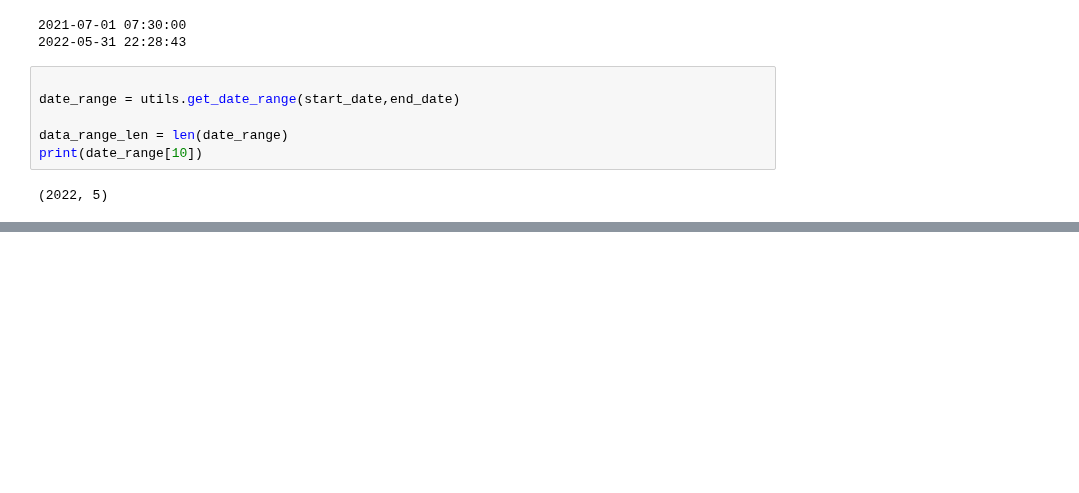
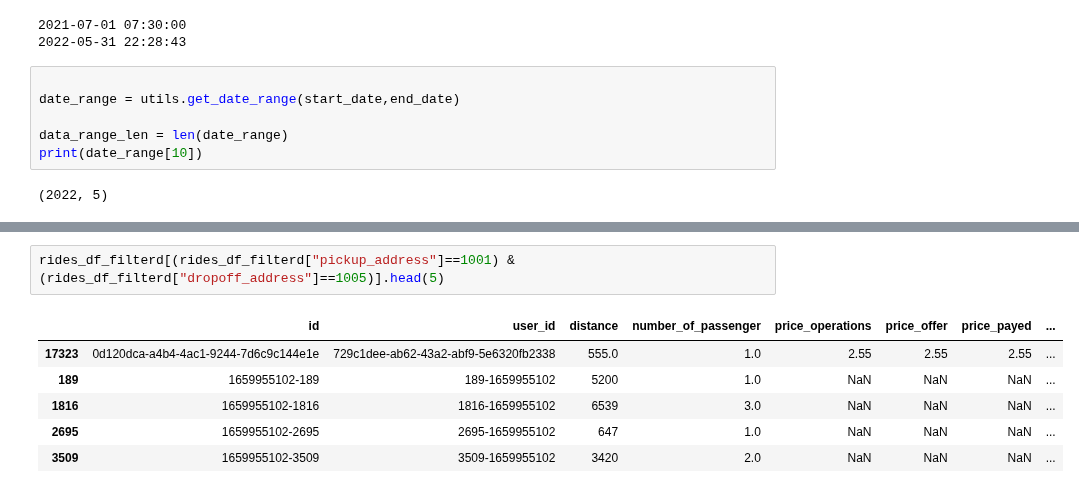
Before and after one commit to Lukas-Dierkes/vehicle-stream-team-project, a Jupyter notebook: vehicle_stream_pipeline/test_ride_simulation.ipynb, the cells around one changed output, grey strips where cells are left out. Saved outputs shown, nothing was run; the diff lists cells and outputs as text; blank space fills up the shorter version.

```diff
--- a/vehicle_stream_pipeline/test_ride_simulation.ipynb
+++ b/vehicle_stream_pipeline/test_ride_simulation.ipynb
@@ -128,0 +145,9 @@ newRides
+# %%
+rides_df_filterd[(rides_df_filterd["pickup_address"]==1001) & (rides_df_filterd["dropoff_address"]==1005)].head(5)
+# %% [output]
+|  | id | user_id | distance | number_of_passenger | price_operations | price_offer | price_payed | ... |
+| 17323 | 0d120dca-a4b4-4ac1-9244-7d6c9c144e1e | 729c1dee-ab62-43a2-abf9-5e6320fb2338 | 555.0 | 1.0 | 2.55 | 2.55 | 2.55 | ... |
+| 189 | 1659955102-189 | 189-1659955102 | 5200 | 1.0 | NaN | NaN | NaN | ... |
+| 1816 | 1659955102-1816 | 1816-1659955102 | 6539 | 3.0 | NaN | NaN | NaN | ... |
+| 2695 | 1659955102-2695 | 2695-1659955102 | 647 | 1.0 | NaN | NaN | NaN | ... |
+| 3509 | 1659955102-3509 | 3509-1659955102 | 3420 | 2.0 | NaN | NaN | NaN | ... |
```
Also changed, not shown: parts of 21 cells of this notebook.
